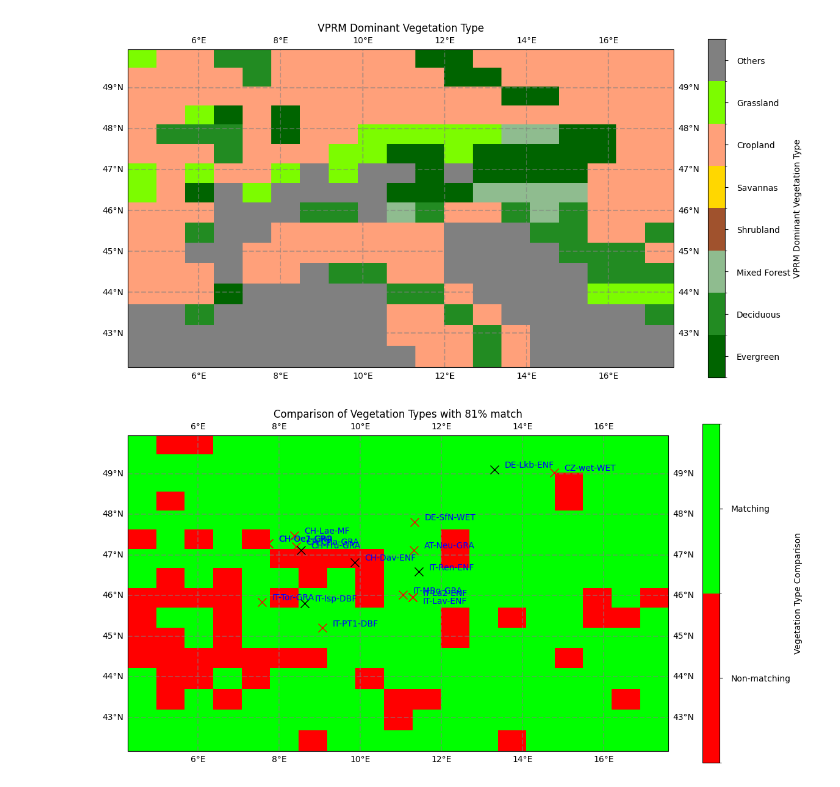
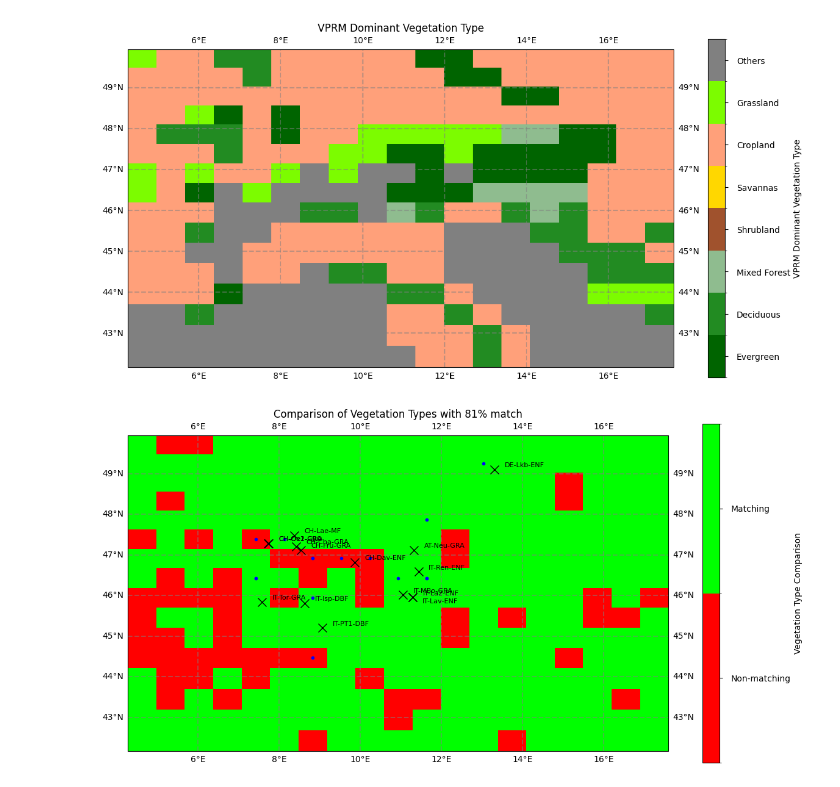
Before and after one commit to mareitzef/WRF_VPRM_post, a Jupyter notebook: LU_index_vs_VPRM_CLC.ipynb, the cells around one changed output. Cells and saved outputs as stored; diff of their text form; code cells hidden in the pictures.

Commit message:
updated for subdaily pmodel and improved nearest neighbour search

```diff
--- a/LU_index_vs_VPRM_CLC.ipynb
+++ b/LU_index_vs_VPRM_CLC.ipynb
@@ -242,14 +256,18 @@ IVGTYP = nc_fid.variables['IVGTYP'][:]
 XLAT = nc_fid.variables['XLAT'][0]  # Assuming the first time slice
 XLONG = nc_fid.variables['XLONG'][0]
 HGT_M = nc_fid.variables['HGT'][0]
+IVGTYP_vprm = np.vectorize(corine_to_vprm.get)(
+            IVGTYP[0,:, :])
 
 # Append model PFT to each site
 for site in sites:
     lat, lon = site["lat"], site["lon"]
-    grid_idx = find_nearest_grid(lat, lon, XLAT, XLONG)
+    dist_km, grid_idx = find_nearest_grid_pft(lat, lon, XLAT, XLONG,int(site["pft_id"]),IVGTYP_vprm)
     site["model_pft"] = IVGTYP[0,grid_idx[0],grid_idx[1]]
     site["model_hgt_NN"] = HGT_M[grid_idx[0],grid_idx[1]]
-    site["model_hgt_interpolated"] = get_int_var(lat, lon, XLAT, XLONG, HGT_M)
+    site["model_lat"] = XLAT[grid_idx[0],grid_idx[1]]
+    site["model_lon"] = XLONG[grid_idx[0],grid_idx[1]]
+    site["dist_km"] = dist_km
     site["model_pft_CLC"] = vegetation_labels[site["model_pft"]-1]
     site["model_pft_VPRM"] = labels_vprm_short[corine_to_vprm[site["model_pft"]]-1]
     if site["pft"] == site["model_pft_VPRM"]:
@@ -611,43 +634,46 @@ gl.ylabels_right = False
 
 # Plot markers for each site
 for index, site in df_sites_match.iterrows():
-    lat = site["lat"]
-    lon = site["lon"]
     label = f"{site['site']}-{site['pft']}"  # Create label as 'site-pft'
 
     # Adjust specific label positions if necessary
     if site["site"] == "IT-Lav":
         text_offset_x, text_offset_y = 0.25, -0.1
     else:
         text_offset_x, text_offset_y = 0.25, 0.1
 
-    if site["pft_match"]:
-        color_m='black'
-    else:
-        color_m='red'
     # Plot the marker
     ax.plot(
-        lon, lat,
+        site["lon"], site["lat"],
         marker='x',
-        color = color_m,
+        color = 'black',
         markersize=10,
         linewidth=2,
         transform=ccrs.PlateCarree()
     )
+    ax.plot(
+        site["model_lon"], site["model_lat"],
+        marker='o',
+        color = 'blue',
+        markersize=3,
+        linewidth=2,
+        transform=ccrs.PlateCarree()
+    )
+
 
     # Add the label
     ax.text(
-        lon + text_offset_x, lat + text_offset_y,
+        site["lon"] + text_offset_x, site["lat"] + text_offset_y,
         label,
-        color='blue',
+        color='black',
         transform=ccrs.PlateCarree(),
-        fontsize=10,
+        fontsize=8,
         ha='left',
         va='center'
     )
 
 plt.tight_layout()
 plt.savefig(f"VGT_VPRM_compare_{domain+dx}.png")
 plt.show()
 # %% [output]
-[figure, old version]
+[figure, new version]
```
Also changed, not shown: parts of 8 cells of this notebook, 4 other files.
